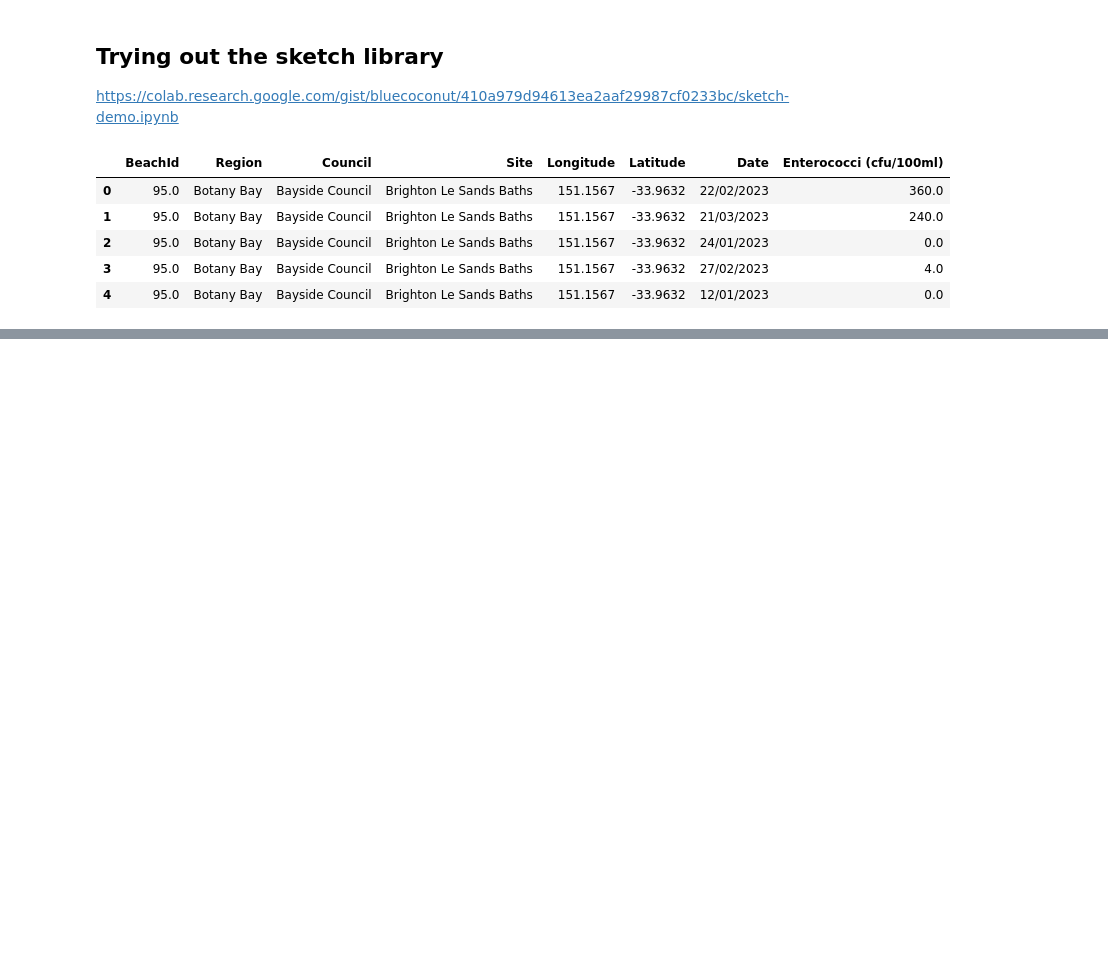
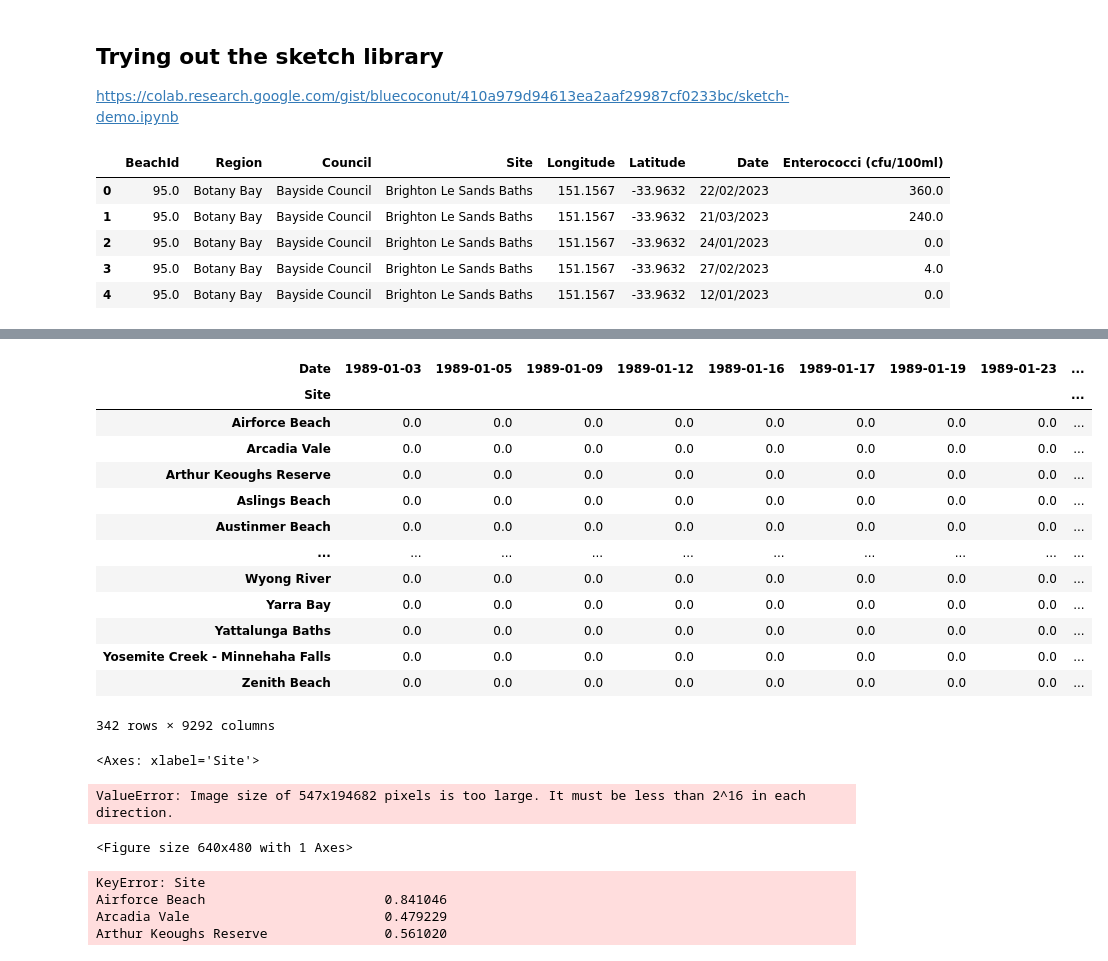
Before and after one commit to Mjboothaus/try-sketch, a Jupyter notebook: notebooks/try-sketch-pollution-data.ipynb, the cells around one changed output, grey strips where cells are left out. Drawn from its saved outputs; the diff is of its cells as text; code cells hidden in the pictures; blank space fills up the shorter version.

Commit message:
Various exp - need to trim to 160 beaches

```diff
--- a/notebooks/try-sketch-pollution-data.ipynb
+++ b/notebooks/try-sketch-pollution-data.ipynb
@@ -39,0 +140,6 @@ import sketch
+# %%
+
+# Rank and plot the sites by the amount of Enterococci through time
+
+# Group data by Site and Date
+df_grouped = df.groupby(['Site', 'Date'])['Enterococci (cfu/100ml)'].mean().reset_index().fillna(0)
@@ -39,0 +162,6 @@ import sketch
+# %%
+
+# Create a pivot table to rank sites by Enterococci
+df_pivot = df_grouped.pivot(index='Site', columns='Date', values='Enterococci (cfu/100ml)')
+# %%
+df_pivot.fillna(0, inplace=True)
@@ -39,0 +184,17 @@ import sketch
+# %%
+df_pivot
+# %% [output]
+| Date | 1989-01-03 | 1989-01-05 | 1989-01-09 | 1989-01-12 | 1989-01-16 | 1989-01-17 | 1989-01-19 | 1989-01-23 | ... |
+| Site |  |  |  |  |  |  |  |  | ... |
+| Airforce Beach | 0.0 | 0.0 | 0.0 | 0.0 | 0.0 | 0.0 | 0.0 | 0.0 | ... |
+| Arcadia Vale | 0.0 | 0.0 | 0.0 | 0.0 | 0.0 | 0.0 | 0.0 | 0.0 | ... |
+| Arthur Keoughs Reserve | 0.0 | 0.0 | 0.0 | 0.0 | 0.0 | 0.0 | 0.0 | 0.0 | ... |
+| Aslings Beach | 0.0 | 0.0 | 0.0 | 0.0 | 0.0 | 0.0 | 0.0 | 0.0 | ... |
+| Austinmer Beach | 0.0 | 0.0 | 0.0 | 0.0 | 0.0 | 0.0 | 0.0 | 0.0 | ... |
+| ... | ... | ... | ... | ... | ... | ... | ... | ... | ... |
+| Wyong River | 0.0 | 0.0 | 0.0 | 0.0 | 0.0 | 0.0 | 0.0 | 0.0 | ... |
+| Yarra Bay | 0.0 | 0.0 | 0.0 | 0.0 | 0.0 | 0.0 | 0.0 | 0.0 | ... |
+| Yattalunga Baths | 0.0 | 0.0 | 0.0 | 0.0 | 0.0 | 0.0 | 0.0 | 0.0 | ... |
+| Yosemite Creek - Minnehaha Falls | 0.0 | 0.0 | 0.0 | 0.0 | 0.0 | 0.0 | 0.0 | 0.0 | ... |
+| Zenith Beach | 0.0 | 0.0 | 0.0 | 0.0 | 0.0 | 0.0 | 0.0 | 0.0 | ... |
+342 rows × 9292 columns
@@ -39,0 +205,15 @@ import sketch
+# %%
+df_pivot.plot()
+# %% [output]
+<Axes: xlabel='Site'>
+ValueError: Image size of 547x194682 pixels is too large. It must be less than 2^16 in each direction.
+<Figure size 640x480 with 1 Axes>
+# %%
+
+# Sort the pivot table by highest average Enterococci
+df_sorted = df_pivot.sort_values(by=df_pivot.mean(axis=1), ascending=False)
+# %% [output]
+KeyError: Site
+Airforce Beach                       0.841046
+Arcadia Vale                         0.479229
+Arthur Keoughs Reserve               0.561020
```
Also changed, not shown: parts of 18 cells of this notebook, 3 other files.
